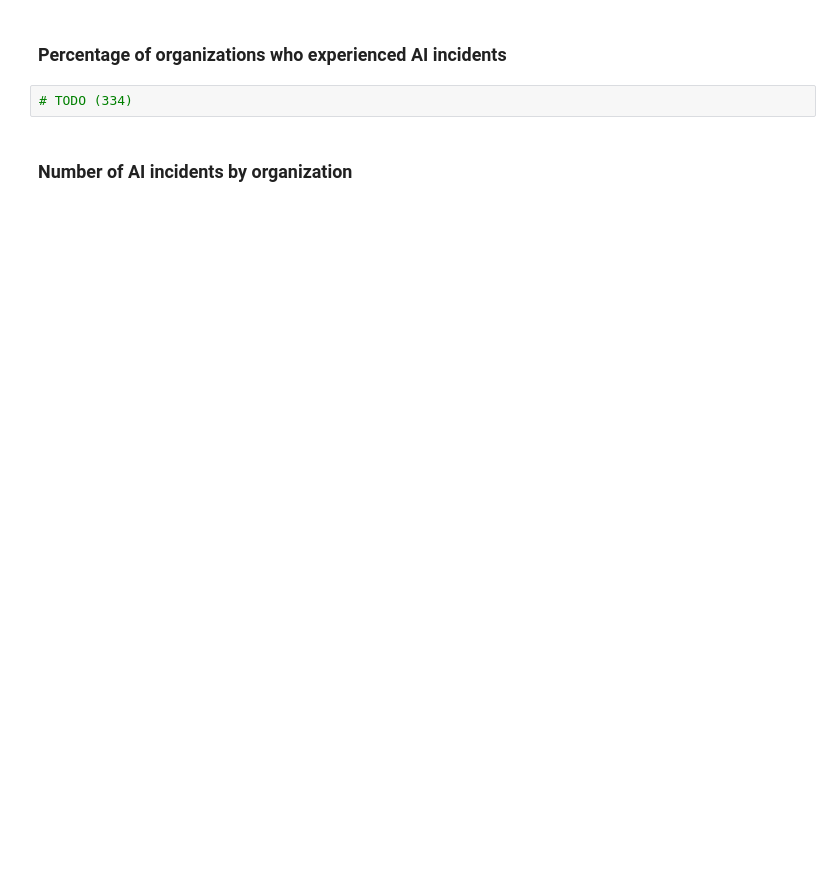
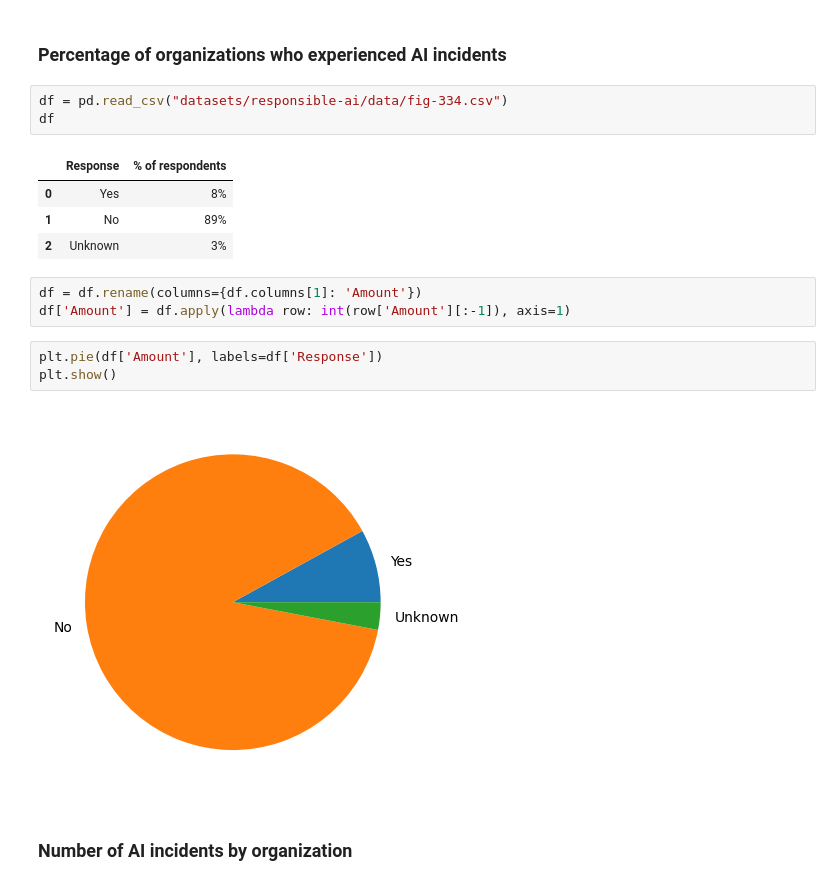
Before and after one commit to Alit54/UniMi---Scientific-Visualization, a Jupyter notebook: simo-charts.ipynb, the cells around one changed output. Saved outputs shown, nothing was run; the diff lists cells and outputs as text; blank space fills up the shorter version.

```diff
--- a/simo-charts.ipynb
+++ b/simo-charts.ipynb
@@ -95,7 +249,21 @@ plt.show()
 # %% [markdown]
 ### Percentage of organizations who experienced AI incidents
 # %%
-# TODO (334)
+df = pd.read_csv("datasets/responsible-ai/data/fig-334.csv")
+df
+# %% [output]
+|  | Response | % of respondents |
+| 0 | Yes | 8% |
+| 1 | No | 89% |
+| 2 | Unknown | 3% |
+# %%
+df = df.rename(columns={df.columns[1]: 'Amount'})
+df['Amount'] = df.apply(lambda row: int(row['Amount'][:-1]), axis=1)
+# %%
+plt.pie(df['Amount'], labels=df['Response'])
+plt.show()
+# %% [output]
+[figure, added]
 # %% [markdown]
 ### Number of AI incidents by organization
 # %%
```
Also changed, not shown: parts of 22 cells of this notebook.
